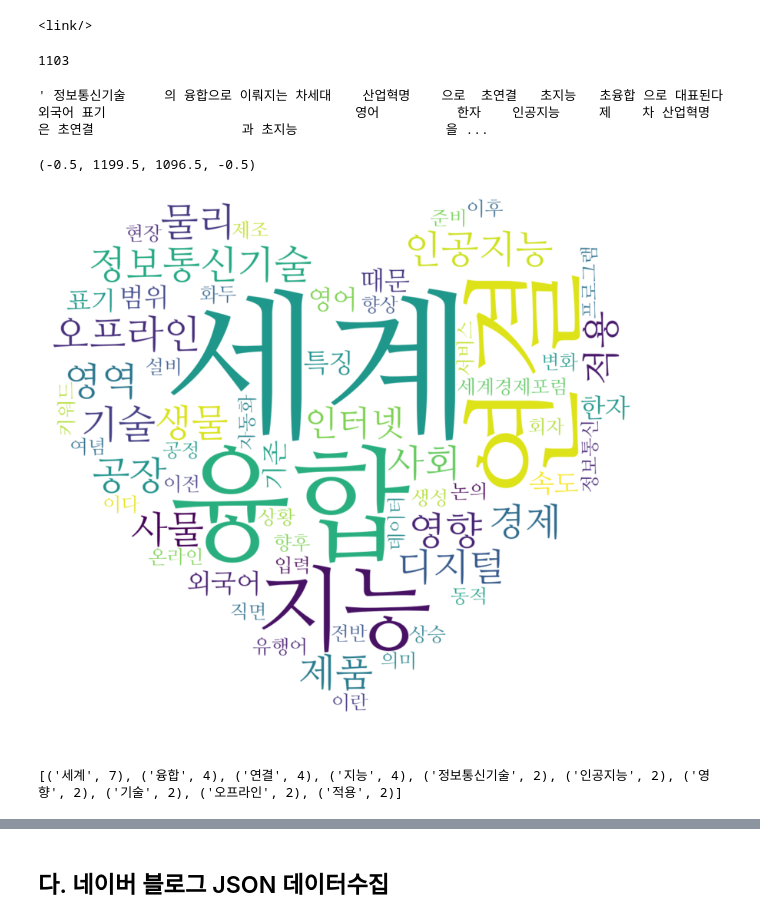
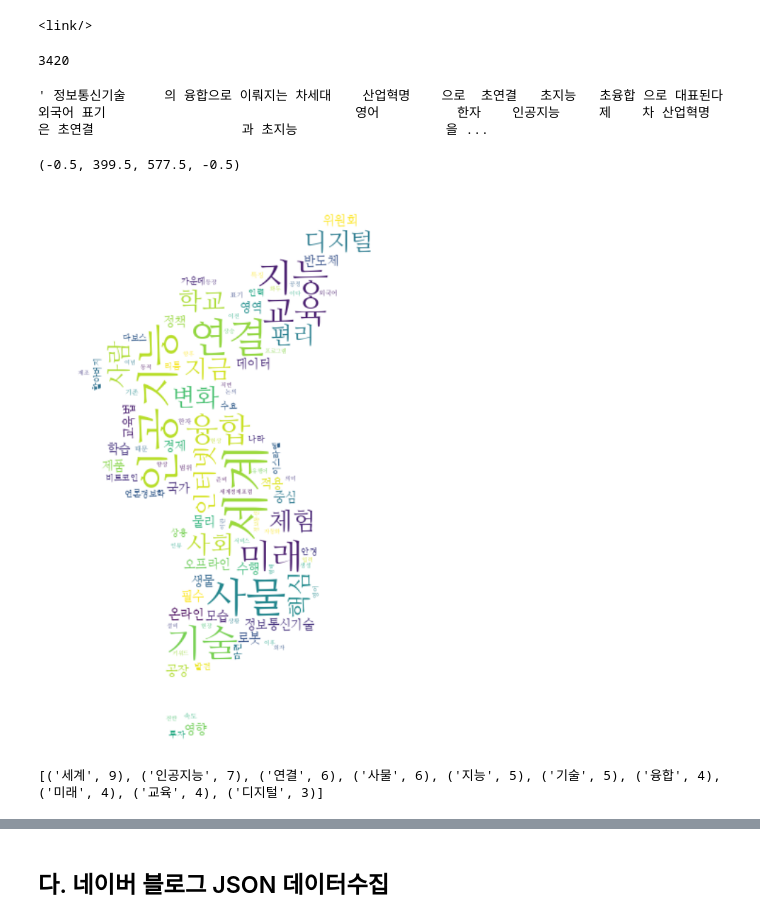
Before and after one commit to hwanheo97/Dataset, a Jupyter notebook: naverAPIdata.ipynb, the cells around one changed output, grey strips where cells are left out. Saved outputs shown, nothing was run; the diff lists cells and outputs as text; code cells hidden in the pictures.

```diff
--- a/naverAPIdata.ipynb
+++ b/naverAPIdata.ipynb
@@ -90,18 +91,9 @@ from urllib.request import Request, urlopen
 import json
 import pandas as pd
 
-##########
-# 아래 코드는 네이버 API 아이디와 패스 넣기 위한 코드,
-# with open(os.path.join(data_dir,'admin.json'),'r') as f:
-#     s=f.read()
-#     admin= json.loads(s)['naver_api']
-# my_id = admin['id']
-# my_pass = admin['pass']
-#########
-
 from drive.MyDrive.data.My_setting import my_id,my_pass
-
-keyword = quote('오대산')
+#########################키워드 키워드 키워드 키워드 ###################################################################
+keyword = quote('SK')
 url = 'https://openapi.naver.com/v1/search/news?query=' + keyword+'&display=50'
 request = Request(url)
 request.add_header('X-Naver-Client-Id', my_id)
@@ -209,7 +201,7 @@ import matplotlib.pyplot as plt
 para=text
 
 #분석시 필요앖는 단어 없애기
-para = re.sub('[싱가포르|시대|산업]', '',para)
+para = re.sub('[투자|투자자|산업]', '',para)
 
 # 2. 한글 형태소 분석하기, 명사만 추출
 tag = Komoran()
@@ -293,7 +285,7 @@ import re
 
 keyword = urllib.parse.quote("4차산업혁명")
 #url = "https://openapi.naver.com/v1/search/blog?query=" + keyword # json 결과
-url = "https://openapi.naver.com/v1/search/encyc.xml?query=" + keyword +'&display=10'  # xml 결과
+url = "https://openapi.naver.com/v1/search/encyc.xml?query=" + keyword +'&display=30'  # xml 결과
 request = urllib.request.Request(url)
 request.add_header("X-Naver-Client-Id",my_id)
 request.add_header("X-Naver-Client-Secret",my_pass)
@@ -351,7 +349,7 @@ print(len(con_text))
 text2 = re.sub('[^가-힣|^ |^|]', '',con_text)
 text2
 # %% [output]
-1103
+3420
 ' 정보통신기술     의 융합으로 이뤄지는 차세대    산업혁명    으로  초연결   초지능   초융합 으로 대표된다    외국어 표기                                영어          한자    인공지능     제    차 산업혁명    은 초연결                   과 초지능                   을 ...
 # %%
 from konlpy.tag import Komoran
@@ -368,36 +366,36 @@ para = re.sub('[혁명|분석|시대|산업]', '',para)
 # 2. 한글 형태소 분석하기
 tag = Komoran()
 nouns1 = tag.nouns(para)
 nouns1 = [n for n in nouns1 if len(n) > 1]   #한글자 이상되는 명사 사용
 nouns1 = [x for x in nouns1 if x not in stopwords] # 불용어 제거
 
 # 3. 단어 숫자 세기
 count = Counter(nouns1)
 tags = count.most_common(100)
 
 # 4. 이미지 마스킹 처리 위한 np.array로 변환
-icon = Image.open('heart.png').convert("RGBA")
+icon = Image.open('korea.jpg').convert("RGBA")
 mask = Image.new("RGB", icon.size, (255,255,255))
 mask.paste(icon,icon)
 mask = np.array(mask)
 
 # 5. 워드 클라우드 이미지 생성 데이터 시각화 및 출력 저장하기
 my_path='/content/NanumMyeongjo.ttf'
 
 # word cloud 객체 구성
 wordcloud = WordCloud(font_path=my_path,
                       background_color='white',
                       width=1200,
                       height=800,
                       mask=mask).generate_from_frequencies(dict(tags))
 
 # 화면에 출력 및 저장하기
 fig = plt.figure(figsize=(10,10))
 plt.imshow(wordcloud, interpolation='bilinear')
 plt.axis('off')
 # %% [output]
-(-0.5, 1199.5, 1096.5, -0.5)
+(-0.5, 399.5, 577.5, -0.5)
-[figure, old version]
+[figure, new version]
 # %%
 # 워드카운트
 from collections import Counter
@@ -410,7 +408,7 @@ count1 = Counter(nouns1)
 top2 = count1.most_common(10)
 print(top2)
 # %% [output]
-[('세계', 7), ('융합', 4), ('연결', 4), ('지능', 4), ('정보통신기술', 2), ('인공지능', 2), ('영향', 2), ('기술', 2), ('오프라인', 2), ('적용', 2)]
+[('세계', 9), ('인공지능', 7), ('연결', 6), ('사물', 6), ('지능', 5), ('기술', 5), ('융합', 4), ('미래', 4), ('교육', 4), ('디지털', 3)]
 # %%
 # nltk 라이브러리 활용
 import nltk
```
Also changed, not shown: parts of 13 cells of this notebook.
